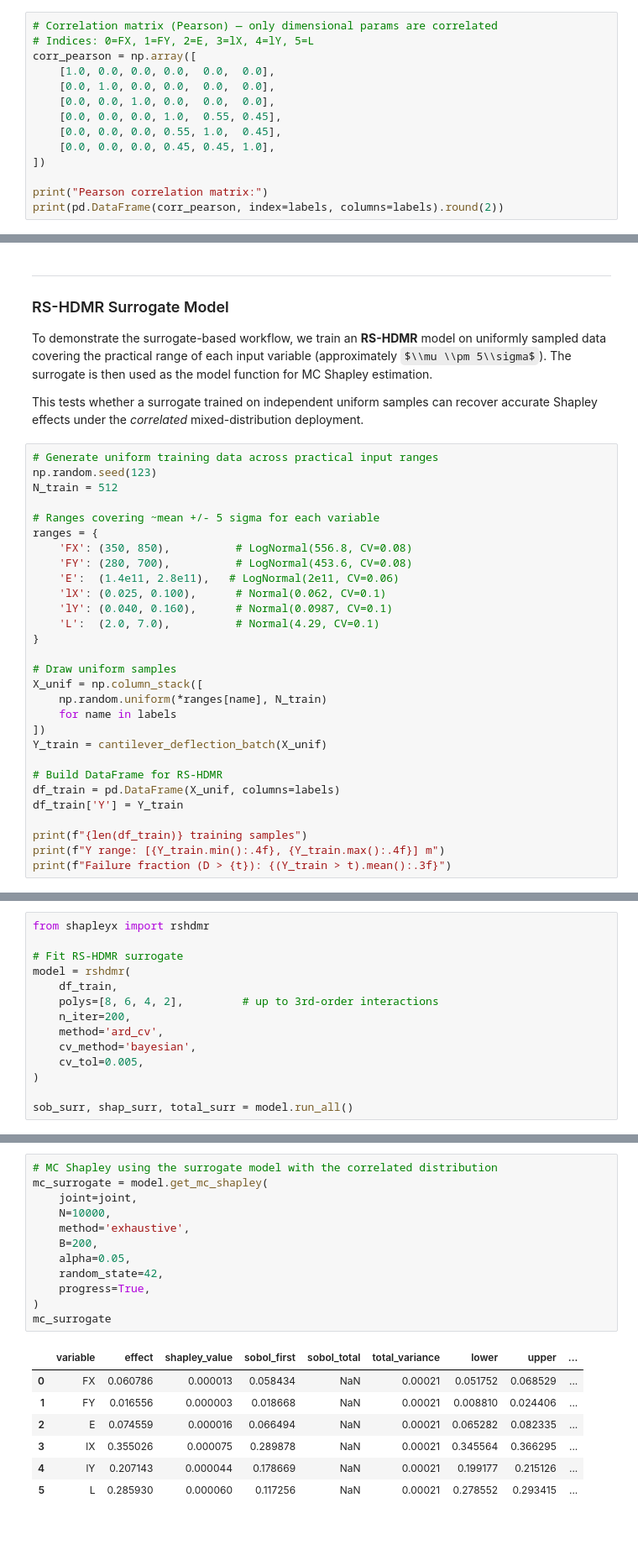
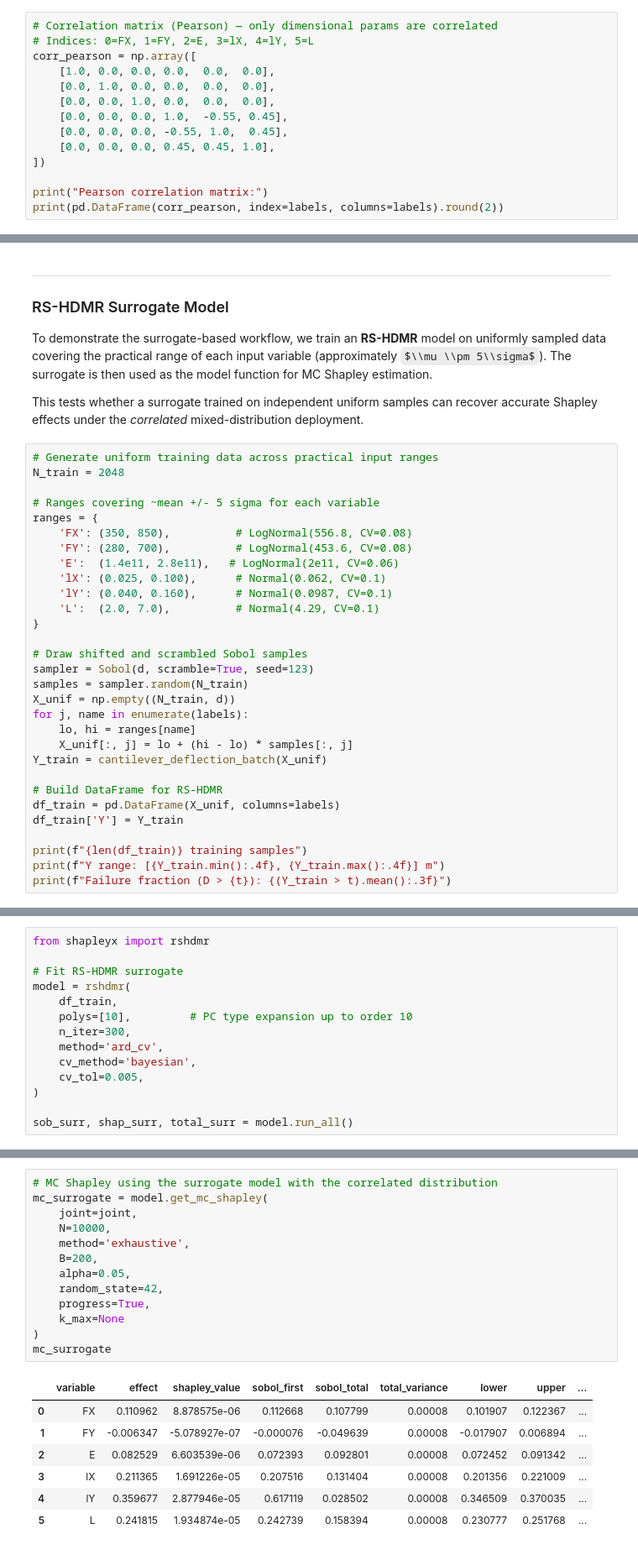
Before and after one commit to frbennett/shapleyx, a Jupyter notebook: Examples/cantilever_beam.ipynb, the cells around one changed output, grey strips where cells are left out. Shown at 84% size. Cells and saved outputs as stored; diff of their text form; some formulas as TeX source.

```diff
--- a/Examples/cantilever_beam.ipynb
+++ b/Examples/cantilever_beam.ipynb
@@ -98,8 +99,8 @@ corr_pearson = np.array([
     [1.0, 0.0, 0.0, 0.0,  0.0,  0.0],
     [0.0, 1.0, 0.0, 0.0,  0.0,  0.0],
     [0.0, 0.0, 1.0, 0.0,  0.0,  0.0],
-    [0.0, 0.0, 0.0, 1.0,  0.55, 0.45],
-    [0.0, 0.0, 0.0, 0.55, 1.0,  0.45],
+    [0.0, 0.0, 0.0, 1.0,  -0.55, 0.45],
+    [0.0, 0.0, 0.0, -0.55, 1.0,  0.45],
     [0.0, 0.0, 0.0, 0.45, 0.45, 1.0],
 ])
 
@@ -410,8 +411,7 @@ can recover accurate Shapley effects under the *correlated*
 mixed-distribution deployment.
 # %%
 # Generate uniform training data across practical input ranges
-np.random.seed(123)
-N_train = 512
+N_train = 2048
 
 # Ranges covering ~mean +/- 5 sigma for each variable
 ranges = {
@@ -423,11 +423,13 @@ ranges = {
     'L':  (2.0, 7.0),          # Normal(4.29, CV=0.1)
 }
 
-# Draw uniform samples
-X_unif = np.column_stack([
-    np.random.uniform(*ranges[name], N_train)
-    for name in labels
-])
+# Draw shifted and scrambled Sobol samples
+sampler = Sobol(d, scramble=True, seed=123)
+samples = sampler.random(N_train)
+X_unif = np.empty((N_train, d))
+for j, name in enumerate(labels):
+    lo, hi = ranges[name]
+    X_unif[:, j] = lo + (hi - lo) * samples[:, j]
 Y_train = cantilever_deflection_batch(X_unif)
 
 # Build DataFrame for RS-HDMR
@@ -447,8 +449,8 @@ from shapleyx import rshdmr
 # Fit RS-HDMR surrogate
 model = rshdmr(
     df_train,
-    polys=[8, 6, 4, 2],         # up to 3rd-order interactions
-    n_iter=200,
+    polys=[10],         # PC type expansion up to order 10
+    n_iter=300,
     method='ard_cv',
     cv_method='bayesian',
     cv_tol=0.005,
@@ -494,23 +496,24 @@ has his original ideas closer together.  Georg Lichtenberg
 # %%
 # MC Shapley using the surrogate model with the correlated distribution
 mc_surrogate = model.get_mc_shapley(
     joint=joint,
     N=10000,
     method='exhaustive',
     B=200,
     alpha=0.05,
     random_state=42,
     progress=True,
+    k_max=None
 )
 mc_surrogate
 # %% [output]
 |  | variable | effect | shapley_value | sobol_first | sobol_total | total_variance | lower | upper | ... |
-| 0 | FX | 0.060786 | 0.000013 | 0.058434 | NaN | 0.00021 | 0.051752 | 0.068529 | ... |
-| 1 | FY | 0.016556 | 0.000003 | 0.018668 | NaN | 0.00021 | 0.008810 | 0.024406 | ... |
-| 2 | E | 0.074559 | 0.000016 | 0.066494 | NaN | 0.00021 | 0.065282 | 0.082335 | ... |
-| 3 | lX | 0.355026 | 0.000075 | 0.289878 | NaN | 0.00021 | 0.345564 | 0.366295 | ... |
-| 4 | lY | 0.207143 | 0.000044 | 0.178669 | NaN | 0.00021 | 0.199177 | 0.215126 | ... |
-| 5 | L | 0.285930 | 0.000060 | 0.117256 | NaN | 0.00021 | 0.278552 | 0.293415 | ... |
+| 0 | FX | 0.110962 | 8.878575e-06 | 0.112668 | 0.107799 | 0.00008 | 0.101907 | 0.122367 | ... |
+| 1 | FY | -0.006347 | -5.078927e-07 | -0.000076 | -0.049639 | 0.00008 | -0.017907 | 0.006894 | ... |
+| 2 | E | 0.082529 | 6.603539e-06 | 0.072393 | 0.092801 | 0.00008 | 0.072452 | 0.091342 | ... |
+| 3 | lX | 0.211365 | 1.691226e-05 | 0.207516 | 0.131404 | 0.00008 | 0.201356 | 0.221009 | ... |
+| 4 | lY | 0.359677 | 2.877946e-05 | 0.617119 | 0.028502 | 0.00008 | 0.346509 | 0.370035 | ... |
+| 5 | L | 0.241815 | 1.934874e-05 | 0.242739 | 0.158394 | 0.00008 | 0.230777 | 0.251768 | ... |
 # %% [markdown]
 ---
 ### Comparison: All Three Sets
```
Also changed, not shown: parts of 13 cells of this notebook.
